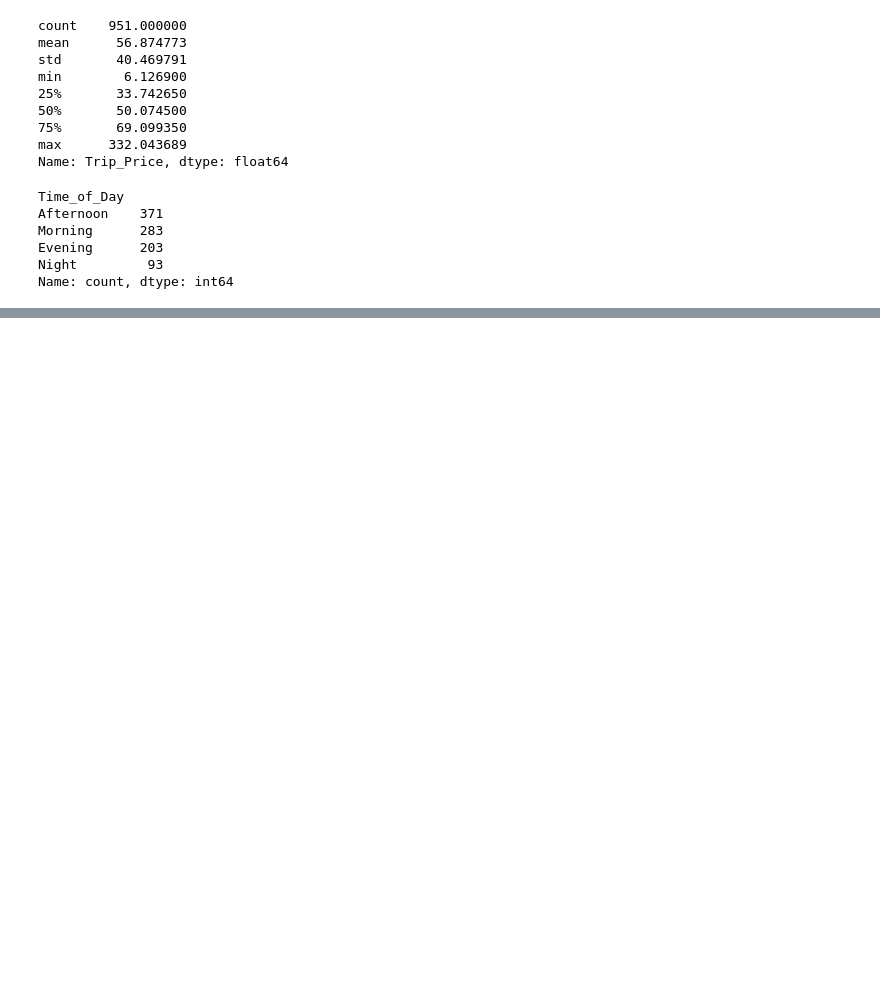
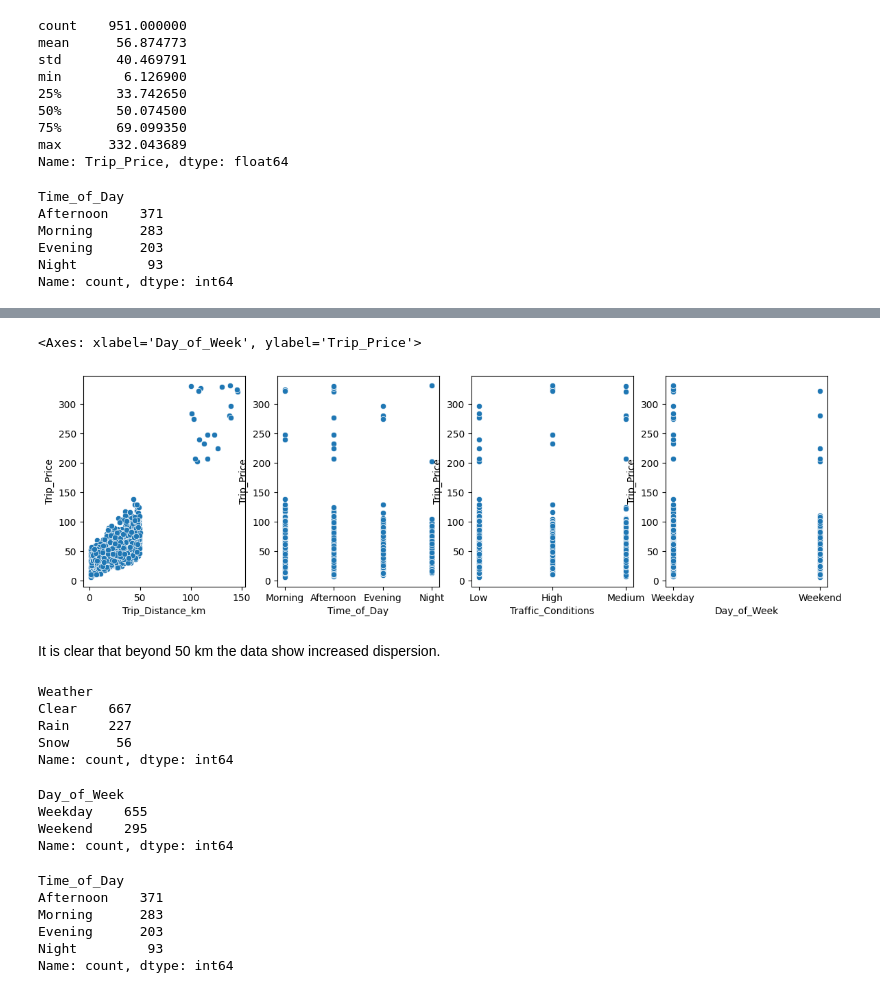
Before and after one commit to Aleex87/taxi_prediction_fullstack_alessandro, a Jupyter notebook: src/taxipred/model_development/eda.ipynb, the cells around one changed output, grey strips where cells are left out. Cells and saved outputs as stored; diff of their text form; code cells hidden in the pictures; blank space fills up the shorter version.

```diff
--- a/src/taxipred/model_development/eda.ipynb
+++ b/src/taxipred/model_development/eda.ipynb
@@ -72,0 +102,38 @@ Name: count, dtype: int64
+# %%
+import seaborn as sns
+import matplotlib.pyplot as plt
+
+fig, axes = plt.subplots(1,4, figsize=(14,4))
+sns.scatterplot(data= df, x= "Trip_Distance_km", y= "Trip_Price", ax = axes[0])
+sns.scatterplot(data= df, x= "Time_of_Day", y= "Trip_Price", ax = axes[1])
+sns.scatterplot(data= df, x= "Traffic_Conditions", y= "Trip_Price", ax = axes[2])
+sns.scatterplot(data= df, x= "Day_of_Week", y= "Trip_Price", ax = axes[3])
+# %% [output]
+<Axes: xlabel='Day_of_Week', ylabel='Trip_Price'>
+[figure, added]
+# %% [markdown]
+It is clear that beyond 50 km the data show increased dispersion.
+# %%
+df["Weather"].value_counts()
+# %% [output]
+Weather
+Clear    667
+Rain     227
+Snow      56
+Name: count, dtype: int64
+# %%
+df["Day_of_Week"].value_counts()
+# %% [output]
+Day_of_Week
+Weekday    655
+Weekend    295
+Name: count, dtype: int64
+# %%
+df["Time_of_Day"].value_counts()
+# %% [output]
+Time_of_Day
+Afternoon    371
+Morning      283
+Evening      203
+Night         93
+Name: count, dtype: int64
```
Also changed, not shown: parts of 4 cells of this notebook, 2 other files.
